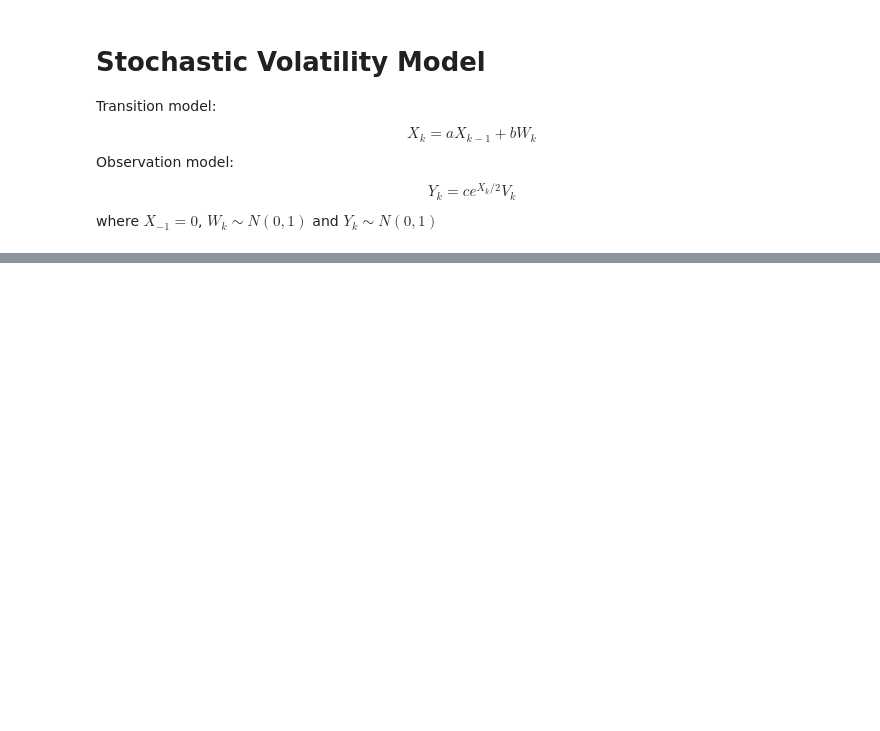
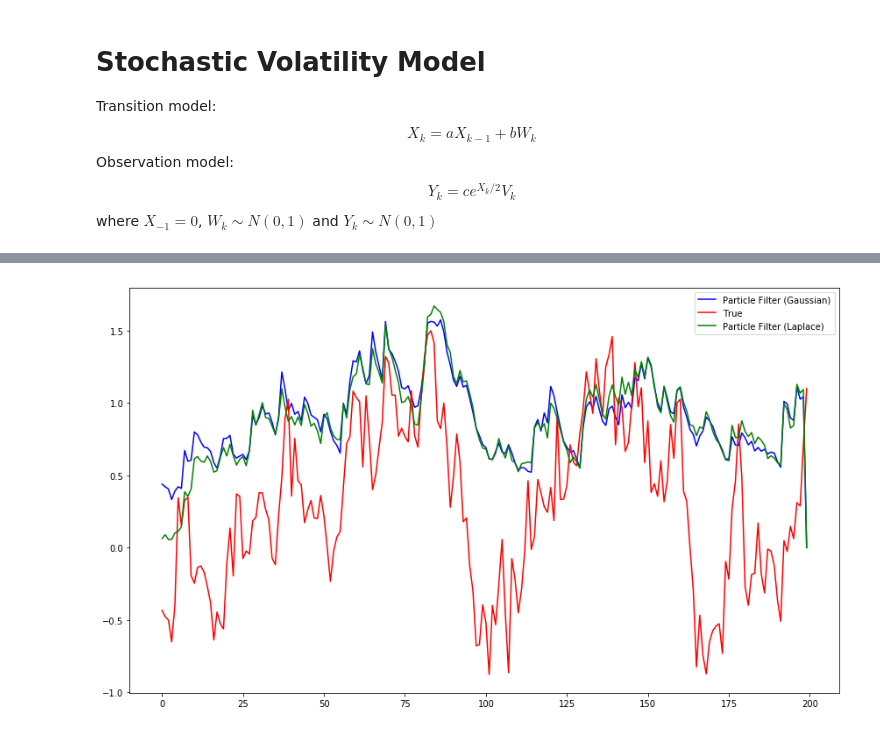
Before and after one commit to dl541/Statistical-Signal-Processing, a Jupyter notebook: Statistical Signal Processing.ipynb, the cells around one changed output, grey strips where cells are left out. Cells and saved outputs as stored; diff of their text form; code cells hidden in the pictures; blank space fills up the shorter version.

```diff
--- a/Statistical Signal Processing.ipynb
+++ b/Statistical Signal Processing.ipynb
@@ -25,0 +61,10 @@ def generateVolatility(a, b, c, length):
+# %%
+fig = plt.gcf()
+fig.set_size_inches(14.5, 8.5)
+plt.plot(particles, 'b', label = 'Particle Filter (Gaussian)')
+plt.plot(x, 'r', label = 'True')
+plt.plot(particles_laplace, 'g', label = 'Particle Filter (Laplace)')
+plt.legend()
+plt.show()
+# %% [output]
+[figure, added]
```
Also changed, not shown: parts of 13 cells of this notebook.
